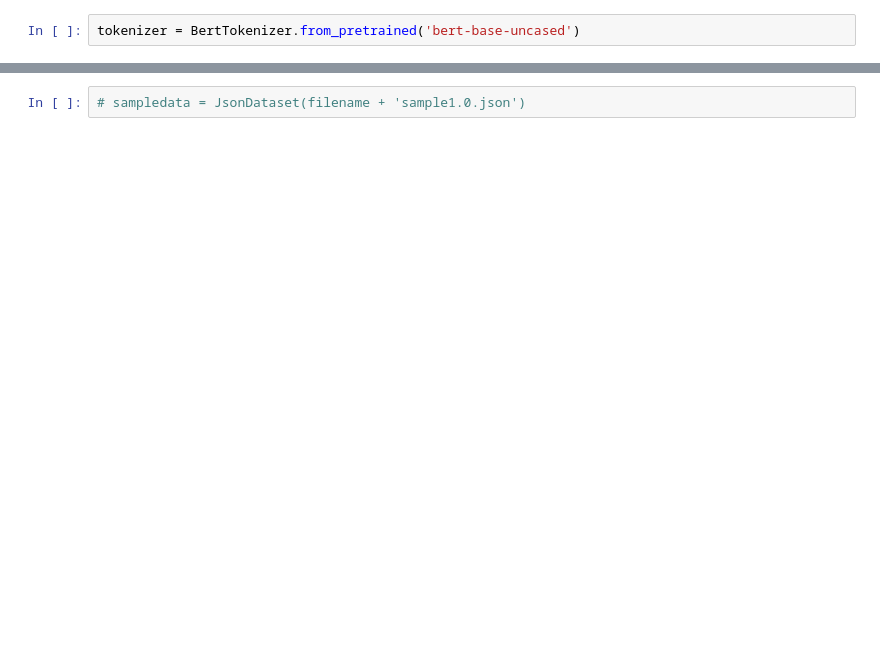
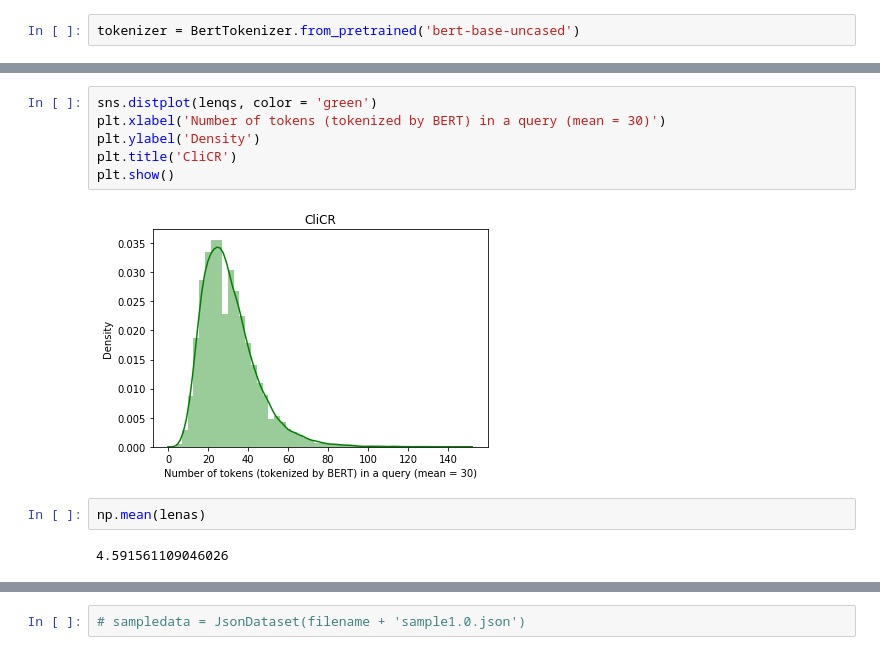
Before and after one commit to phuongpm241/thesis_work, a Jupyter notebook: exploration_data.ipynb, the cells around one changed output, grey strips where cells are left out. Saved outputs shown, nothing was run; the diff lists cells and outputs as text; blank space fills up the shorter version.

```diff
--- a/exploration_data.ipynb
+++ b/exploration_data.ipynb
@@ -35,0 +66,12 @@ tokenizer = BertTokenizer.from_pretrained('bert-base-uncased')
+# %%
+sns.distplot(lenqs, color = 'green')
+plt.xlabel('Number of tokens (tokenized by BERT) in a query (mean = 30)')
+plt.ylabel('Density')
+plt.title('CliCR')
+plt.show()
+# %% [output]
+[figure, added]
+# %%
+np.mean(lenas)
+# %% [output]
+4.591561109046026
```
Also changed, not shown: parts of 27 cells of this notebook, 17 other files.
